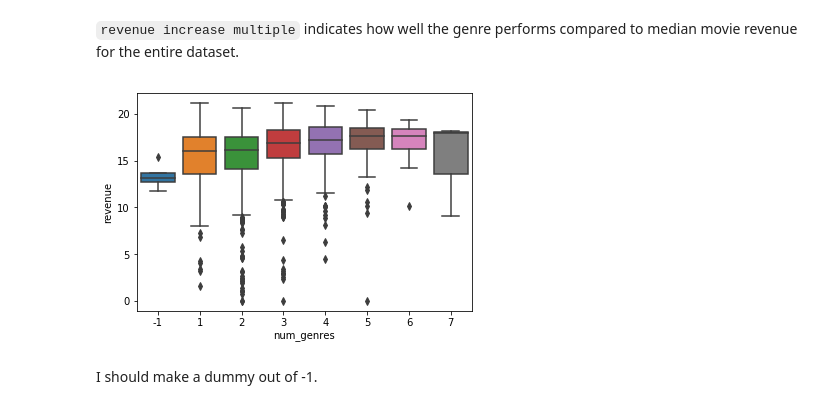
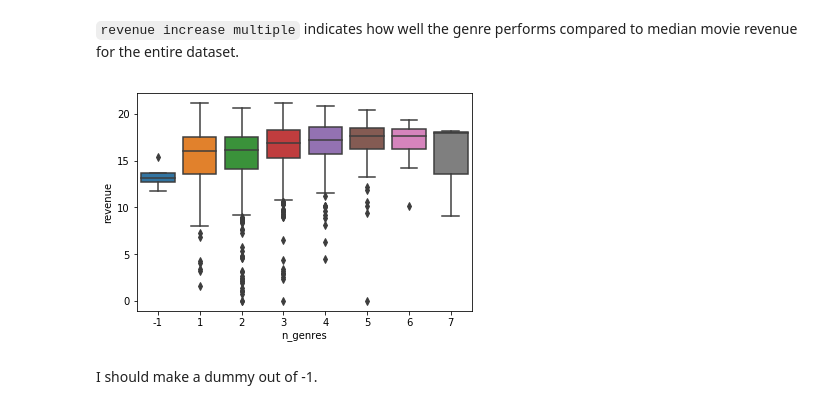
Before and after one commit to collindching/Learning-Exercises, a Jupyter notebook: Box Office Revenue Prediction/Regression Model.ipynb, the cells around one changed output. Drawn from its saved outputs; the diff is of its cells as text; code cells hidden in the pictures.

```diff
--- a/Box Office Revenue Prediction/Regression Model.ipynb
+++ b/Box Office Revenue Prediction/Regression Model.ipynb
@@ -483,0 +508,5 @@ Summary of `release_date` findings:
+# %%
+train['has_collection'] = [1 if 'unknown' not in x else 0 for x in extract_vals(train['belongs_to_collection'],'name')]
+test['has_collection'] = [1 if 'unknown' not in x else 0  for x in extract_vals(test['belongs_to_collection'],'name')]
+
+sns.boxplot(train['has_collection'], np.log(train['revenue']));
@@ -483,0 +517,5 @@ Summary of `release_date` findings:
+# %%
+train['has_homepage'] = np.where(train['homepage'].notnull(), 1, 0)
+test['has_homepage'] = np.where(test['homepage'].notnull(), 1, 0)
+
+sns.boxplot(train['has_homepage'], np.log(train['revenue']));
@@ -573,12 +655,16 @@ ax[1].set_xlabel('revenue increase multiple');
 # %% [markdown]
 `revenue increase multiple` indicates how well the genre performs compared to median movie revenue for the entire dataset.
 # %%
-train['num_genres'] = count_items(train['genres'])
-test['num_genres'] = count_items(test['genres'])
+def count_items(column):
+    # if unknown, return 0
+    return [-1 if 'unknown' in x else len(x) for x in column]
 
-sns.boxplot('num_genres',np.log(train['revenue']),data=train);
+train['n_genres'] = count_items(train['genres'])
+test['n_genres'] = count_items(test['genres'])
+
+sns.boxplot('n_genres',np.log(train['revenue']),data=train);
 # %% [output]
-[figure, old version]
+[figure, new version]
 # %% [markdown]
 I should make a dummy out of -1.
 # %%
```
Also changed, not shown: parts of 44 cells of this notebook.
